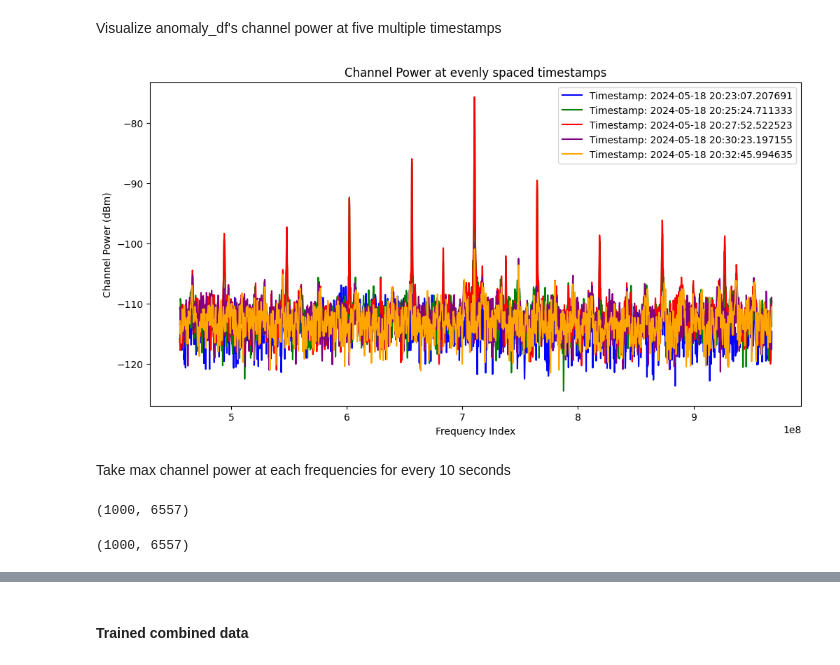
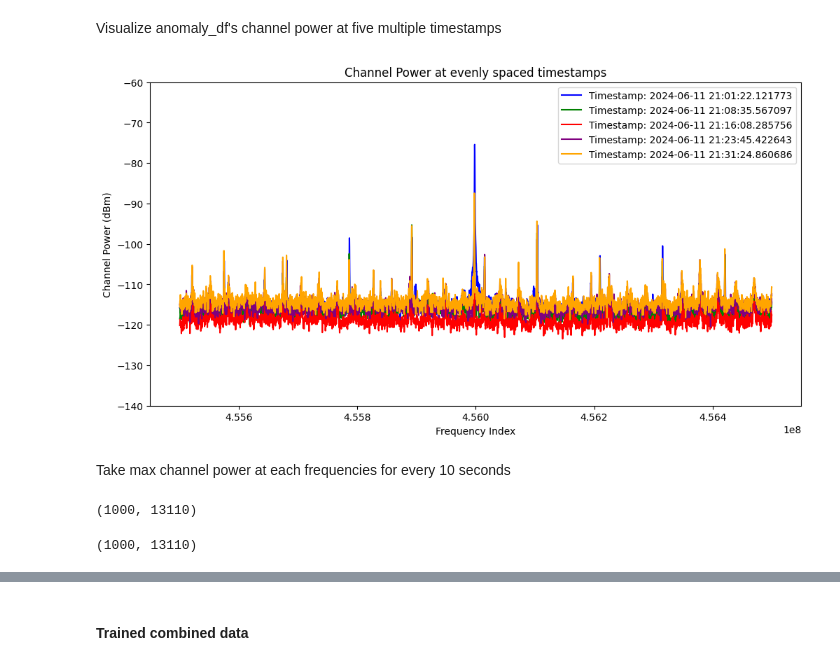
Before and after one commit to theorizchy/rf_anomaly_detection, a Jupyter notebook: 1_model_training.ipynb, the cells around one changed output, grey strips where cells are left out. Cells and saved outputs as stored; diff of their text form; code cells hidden in the pictures.

```diff
--- a/1_model_training.ipynb
+++ b/1_model_training.ipynb
@@ -17,7 +17,9 @@ from sklearn.metrics import classification_report
 Take the parsed .shr files (in .csv format)
 # %%
 # Taken when camera is off
-normal_data = "clearwrite_captured_SWEEP_REC_2024-05-18 20h09m13s_cam_off.csv"
+# normal_data = "clearwrite_captured_SWEEP_REC_2024-05-18 20h09m13s_cam_off.csv"
+# normal_data = "clearwrite_captured_SWEEP_REC_2024-06-08 20h02m03s_cam_off_800k_span.csv"
+normal_data = "clearwrite_captured_SWEEP_REC_2024-06-11 20h09m34s_cam_off.csv"
 normal_file_path = os.path.join('output_file', normal_data)
 
 normal = pd.read_csv(normal_file_path, header=None)
@@ -33,6 +35,8 @@ normal.head()
 # %%
 # Taken when camera is on
-anomaly_data = "clearwrite_captured_SWEEP_REC_2024-05-18 20h23m07s_cam_on.csv"
+# anomaly_data = "clearwrite_captured_SWEEP_REC_2024-05-18 20h23m07s_cam_on.csv"
+# anomaly_data = "clearwrite_captured_SWEEP_REC_2024-06-08 17h54m59s_cam_on_800k_span.csv"
+anomaly_data = "clearwrite_captured_SWEEP_REC_2024-06-11 21h01m22s_cam_on.csv"
 anomaly_file_path = os.path.join('output_file', anomaly_data)
 
 anomaly = pd.read_csv(anomaly_file_path, header=None)
@@ -49,8 +53,9 @@ anomaly.head()
 #### Data Pre-Processing
 # %%
 START_FREQ  = 455500000         # 455.5 MHz
-END_FREQ    = 465500000         # 465.5 MHz
-FREQ_BIN_SIZE = 78124.97688     # ~78.125 KHz
+END_FREQ    = 456500000         # 456.5 MHz
+# FREQ_BIN_SIZE = 78.12497688    # ~78.125 Hz
+FREQ_BIN_SIZE = 76.2834694      # 76.283 Hz
 
 def preprocess_dataframe(df):
     # Separate timestamp column from the data
@@ -128,30 +134,31 @@ Visualize anomaly_df's channel power at five multiple timestamps
 # %%
 # Define the number of rows to plot
 num_rows_to_plot = 5
 
 # Select evenly spaced timestamps
 timestamps = anomaly_df.index[::math.ceil(anomaly_df.shape[0] / num_rows_to_plot)]
 
 # Select rows at the specified timestamps
 selected_rows = anomaly_df.loc[timestamps]
 
 # Define colors for each line
 colors = ['blue', 'green', 'red', 'purple', 'orange']
 
 # Visualize the time-series capture
 plt.figure(figsize=(12, 6))
 
 # Plot each selected row with a different color and label
 for i, (timestamp, values) in enumerate(selected_rows.iterrows()):
     plt.plot(values, label='Timestamp: {}'.format(timestamp), color=colors[i])
 
 plt.title('Channel Power at evenly spaced timestamps')
 plt.xlabel('Frequency Index')
 plt.ylabel('Channel Power (dBm)')
+plt.ylim(-140, -60)  # Set the y-axis scale to be from -140 to -80
 plt.legend()
 plt.show()
 # %% [output]
-[figure, old version]
+[figure, new version]
 # %% [markdown]
 Take max channel power at each frequencies for every 10 seconds
 # %%
@@ -178,13 +185,13 @@ def aggregate_samples(dfa, t=10):
 anomaly_dfa = aggregate_samples(dfa=anomaly_df, t=10)
 anomaly_dfa.shape
 # %% [output]
-(1000, 6557)
+(1000, 13110)
 # %%
 # Aggregate data every t=10
 normal_dfa = aggregate_samples(dfa=normal_df, t=10)
 normal_dfa.shape
 # %% [output]
-(1000, 6557)
+(1000, 13110)
 # %%
 anomaly_dfa['IsAnomaly'] = 1
 anomaly_dfa.head()
```
Also changed, not shown: parts of 9 cells of this notebook, 20 other files.
